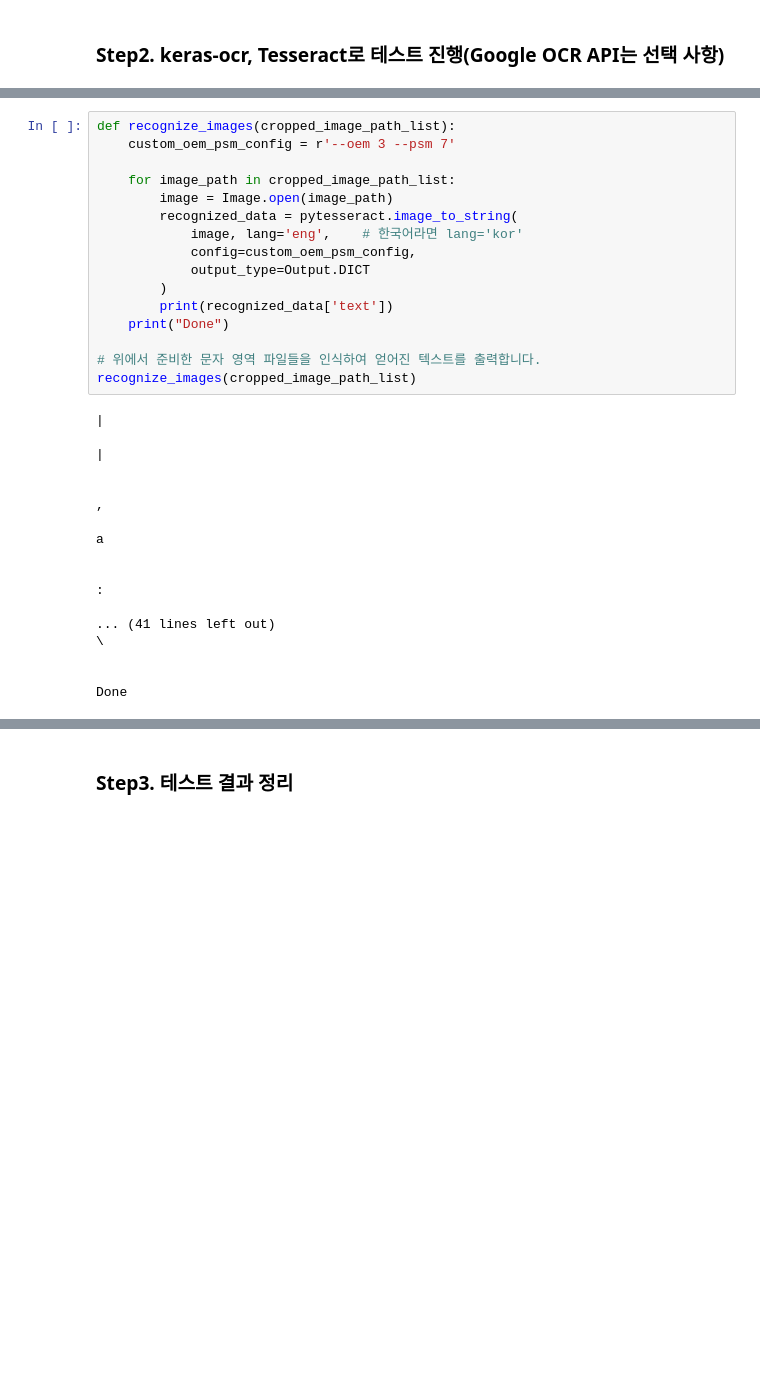
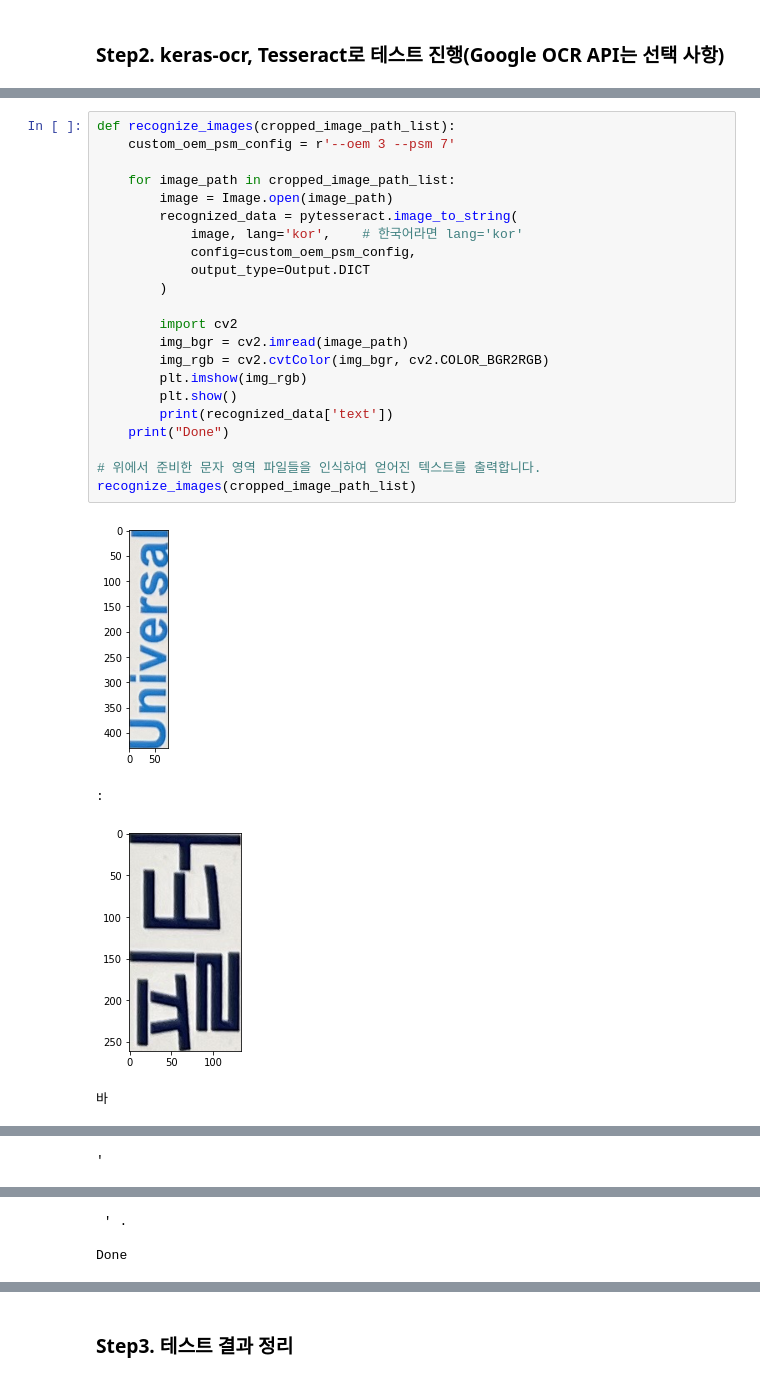
Before and after one commit to ladiaJeong/-01-classification, a Jupyter notebook: [15]_다양한_OCR모델_비교하기.ipynb, the cells around one changed output, grey strips where cells are left out. Drawn from its saved outputs; the diff is of its cells as text; blank space fills up the shorter version.

```diff
--- a/[15]_다양한_OCR모델_비교하기.ipynb
+++ b/[15]_다양한_OCR모델_비교하기.ipynb
@@ -187,34 +153,27 @@ a
 # %%
 def recognize_images(cropped_image_path_list):
     custom_oem_psm_config = r'--oem 3 --psm 7'
 
     for image_path in cropped_image_path_list:
         image = Image.open(image_path)
         recognized_data = pytesseract.image_to_string(
-            image, lang='eng',    # 한국어라면 lang='kor'
+            image, lang='kor',    # 한국어라면 lang='kor'
             config=custom_oem_psm_config,
             output_type=Output.DICT
         )
+
+        import cv2
+        img_bgr = cv2.imread(image_path)
+        img_rgb = cv2.cvtColor(img_bgr, cv2.COLOR_BGR2RGB)
+        plt.imshow(img_rgb)
+        plt.show()
         print(recognized_data['text'])
     print("Done")
 
 # 위에서 준비한 문자 영역 파일들을 인식하여 얻어진 텍스트를 출력합니다.
 recognize_images(cropped_image_path_list)
 # %% [output]
+[figure, added]
-|
-
-|
-
-
-,
-
-a
-
-
 :
-
-... (41 lines left out)
-\
-
-
-Done
+[figure, added]
+바
@@ -220,0 +181 @@ Done
+'
@@ -220,0 +183,3 @@ Done
+ ' .
+
+Done
```
Also changed, not shown: parts of 13 cells of this notebook.
